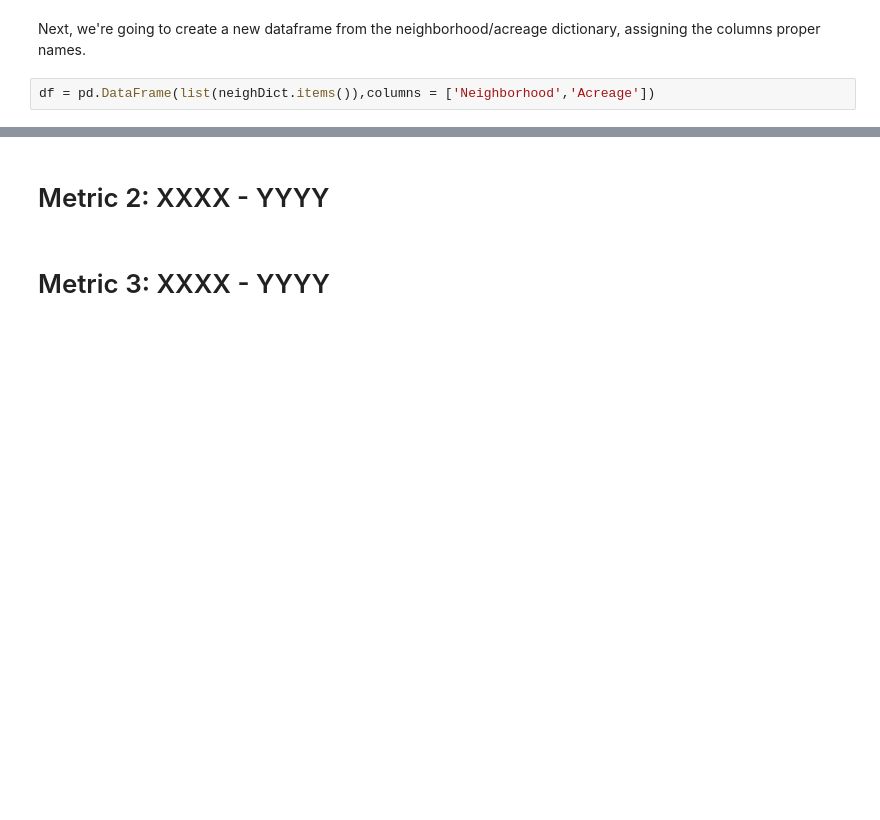
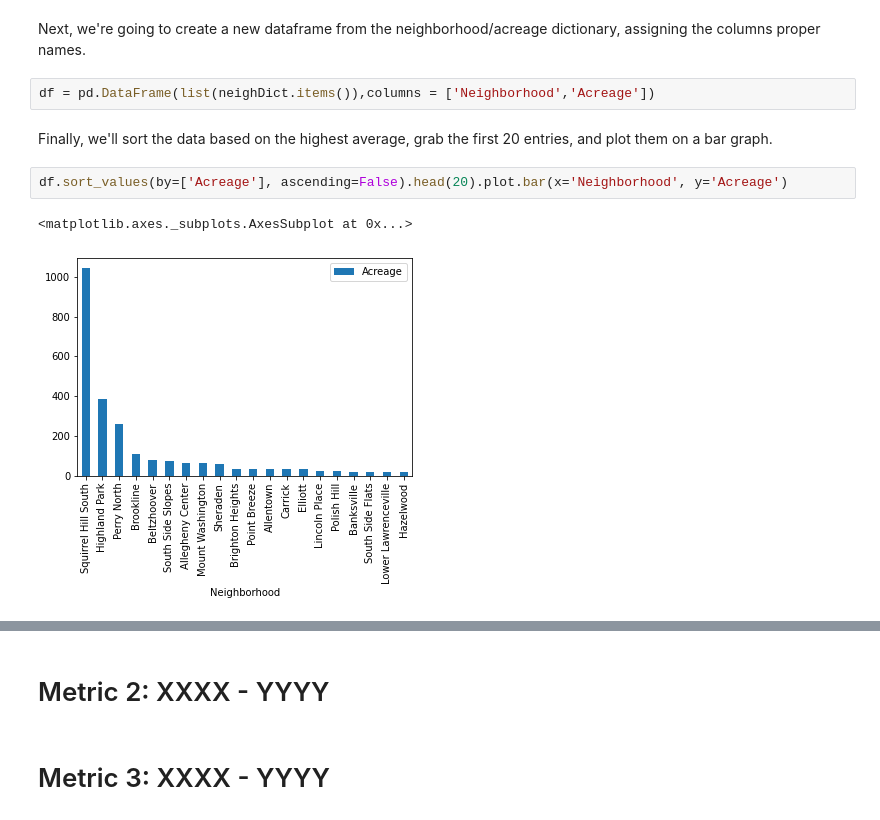
Before and after one commit to tok33/final-project, a Jupyter notebook: final.ipynb, the cells around one changed output, grey strips where cells are left out. Saved outputs shown, nothing was run; the diff lists cells and outputs as text; blank space fills up the shorter version.

Commit message:
Forgot visualizations

```diff
--- a/final.ipynb
+++ b/final.ipynb
@@ -46,3 +47,10 @@ for index, row in links.iterrows():
 Next, we're going to create a new dataframe from the neighborhood/acreage dictionary, assigning the columns proper names.
 # %%
 df = pd.DataFrame(list(neighDict.items()),columns = ['Neighborhood','Acreage'])
+# %% [markdown]
+Finally, we'll sort the data based on the highest average, grab the first 20 entries, and plot them on a bar graph.
+# %%
+df.sort_values(by=['Acreage'], ascending=False).head(20).plot.bar(x='Neighborhood', y='Acreage')
+# %% [output]
+<matplotlib.axes._subplots.AxesSubplot at 0x...>
+[figure, added]
```
Also changed, not shown: parts of 8 cells of this notebook.
